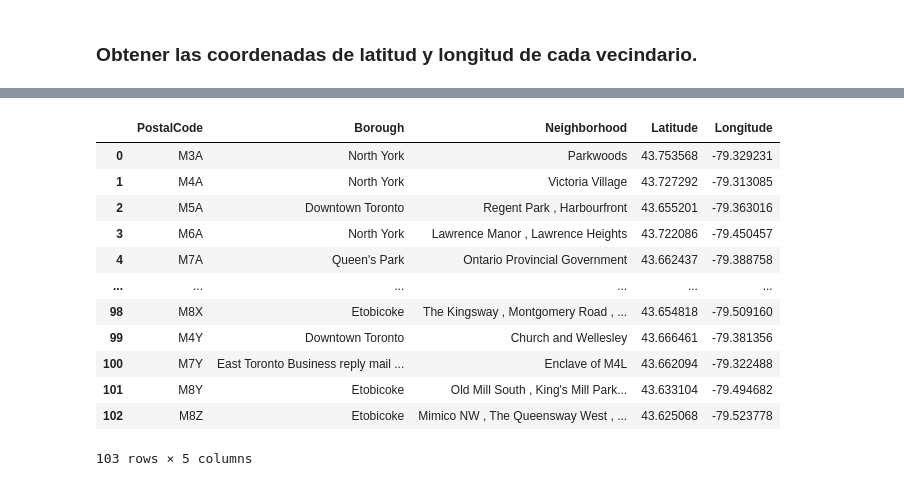
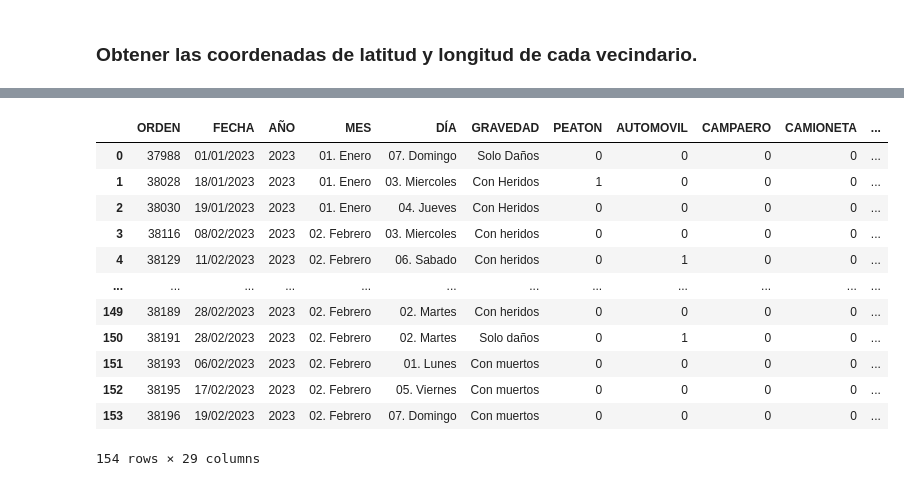
Before and after one commit to oscar1485/ProyectoCapstoneAccidentesBuca, a Jupyter notebook: proyectocapstone.ipynb, the cells around one changed output, grey strips where cells are left out. Cells and saved outputs as stored; diff of their text form; code cells hidden in the pictures.

```diff
--- a/proyectocapstone.ipynb
+++ b/proyectocapstone.ipynb
@@ -115,0 +46,9 @@ result_df_filtered
+# %%
+import pandas as pd
+
+# Cargar el archivo "accidentes.csv" en un DataFrame utilizando el delimitador ;
+archivo_csv = "accidentes.csv"
+df = pd.read_csv(archivo_csv, delimiter=";")
+
+# Mostrar las primeras filas del DataFrame para verificar la carga exitosa
+df
@@ -115,0 +71,6 @@ result_df_filtered
+# %%
+# Crear un nuevo DataFrame con las filas que tienen un CODIGO_POSTAL asignado
+df_procesado = df[df['CODIGO_POSTAL'] != '#N/D'].copy()
+
+# Mostrar las primeras filas del DataFrame procesado
+df_procesado
@@ -126,0 +108,6 @@ Número de columnas: 3
+# %%
+# Filtrar el DataFrame original para obtener solo los registros con año 2023
+df_2023 = df_procesado[df_procesado['AÑO'] == 2023].copy()
+
+# Mostrar las primeras filas del nuevo DataFrame
+df_2023.head()
@@ -126,0 +122,2 @@ Número de columnas: 3
+# %%
+df_2023.reset_index(drop=True, inplace=True)
@@ -131,31 +155,31 @@ Si no tiene instalado las librerias de 'geocoder', debe instalarlas con el coman
 # %%
 import geocoder
 
 # Definición de la función para obtener coordenadas
 def get_coordinates(postal_code):
-    g = geocoder.arcgis('{}, Toronto, Ontario, Canada'.format(postal_code))
+    g = geocoder.arcgis('{}, Bucaramanga, Santander, Colombia'.format(postal_code))
     lat_lng = g.latlng
     return lat_lng
 
 # Realizar una copia del DataFrame result_df_filtered
-result_df_copy = result_df_filtered.copy()
+result_df_copy = df_2023.copy()
 
 # Obtener las coordenadas para cada vecindario usando el código postal
-result_df_copy[['Latitude', 'Longitude']] = result_df_copy.apply(lambda row: pd.Series(get_coordinates(row['PostalCode'])), axis=1)
+result_df_copy[['Latitude', 'Longitude']] = result_df_copy.apply(lambda row: pd.Series(get_coordinates(row['CODIGO_POSTAL'])), axis=1)
 
 # El DataFrame result_df_copy ahora contiene las coordenadas geográficas (latitud y longitud) para cada vecindario
 result_df_copy
 # %% [output]
-|  | PostalCode | Borough | Neighborhood | Latitude | Longitude |
-| 0 | M3A | North York | Parkwoods | 43.753568 | -79.329231 |
-| 1 | M4A | North York | Victoria Village | 43.727292 | -79.313085 |
-| 2 | M5A | Downtown Toronto | Regent Park , Harbourfront | 43.655201 | -79.363016 |
-| 3 | M6A | North York | Lawrence Manor , Lawrence Heights | 43.722086 | -79.450457 |
-| 4 | M7A | Queen's Park | Ontario Provincial Government | 43.662437 | -79.388758 |
-| ... | ... | ... | ... | ... | ... |
-| 98 | M8X | Etobicoke | The Kingsway , Montgomery Road , ... | 43.654818 | -79.509160 |
-| 99 | M4Y | Downtown Toronto | Church and Wellesley | 43.666461 | -79.381356 |
-| 100 | M7Y | East Toronto Business reply mail ... | Enclave of M4L | 43.662094 | -79.322488 |
-| 101 | M8Y | Etobicoke | Old Mill South , King's Mill Park... | 43.633104 | -79.494682 |
-| 102 | M8Z | Etobicoke | Mimico NW , The Queensway West , ... | 43.625068 | -79.523778 |
+|  | ORDEN | FECHA | AÑO | MES | DÍA | GRAVEDAD | PEATON | AUTOMOVIL | CAMPAERO | CAMIONETA | ... |
+| 0 | 37988 | 01/01/2023 | 2023 | 01. Enero | 07. Domingo | Solo Daños | 0 | 0 | 0 | 0 | ... |
+| 1 | 38028 | 18/01/2023 | 2023 | 01. Enero | 03. Miercoles | Con Heridos | 1 | 0 | 0 | 0 | ... |
+| 2 | 38030 | 19/01/2023 | 2023 | 01. Enero | 04. Jueves | Con Heridos | 0 | 0 | 0 | 0 | ... |
+| 3 | 38116 | 08/02/2023 | 2023 | 02. Febrero | 03. Miercoles | Con heridos | 0 | 0 | 0 | 0 | ... |
+| 4 | 38129 | 11/02/2023 | 2023 | 02. Febrero | 06. Sabado | Con heridos | 0 | 1 | 0 | 0 | ... |
+| ... | ... | ... | ... | ... | ... | ... | ... | ... | ... | ... | ... |
+| 149 | 38189 | 28/02/2023 | 2023 | 02. Febrero | 02. Martes | Con heridos | 0 | 0 | 0 | 0 | ... |
+| 150 | 38191 | 28/02/2023 | 2023 | 02. Febrero | 02. Martes | Solo daños | 0 | 1 | 0 | 0 | ... |
+| 151 | 38193 | 06/02/2023 | 2023 | 02. Febrero | 01. Lunes | Con muertos | 0 | 0 | 0 | 0 | ... |
+| 152 | 38195 | 17/02/2023 | 2023 | 02. Febrero | 05. Viernes | Con muertos | 0 | 0 | 0 | 0 | ... |
+| 153 | 38196 | 19/02/2023 | 2023 | 02. Febrero | 07. Domingo | Con muertos | 0 | 0 | 0 | 0 | ... |
-103 rows × 5 columns
+154 rows × 29 columns
```
Also changed, not shown: parts of 39 cells of this notebook, 2 other files.
